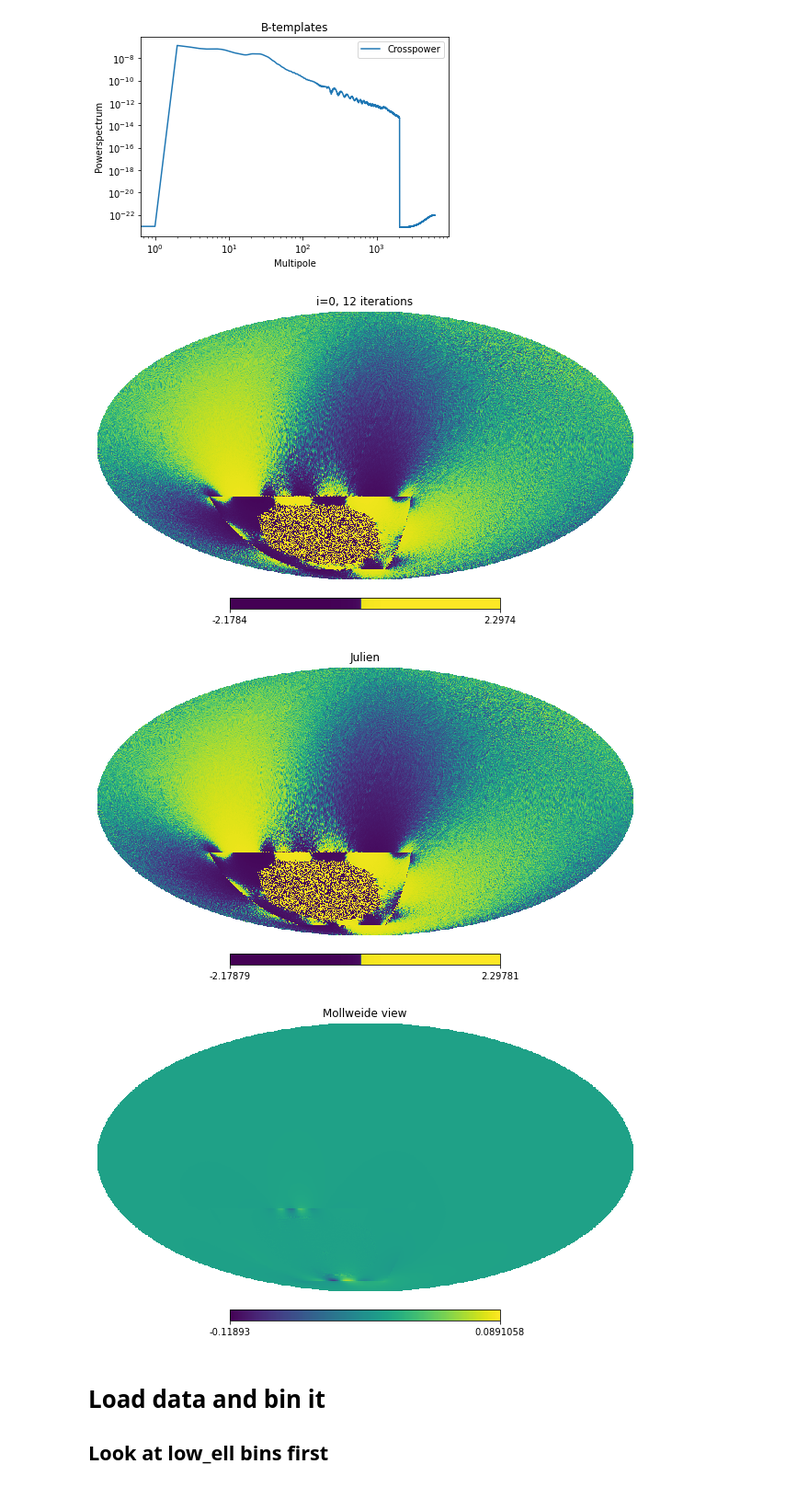
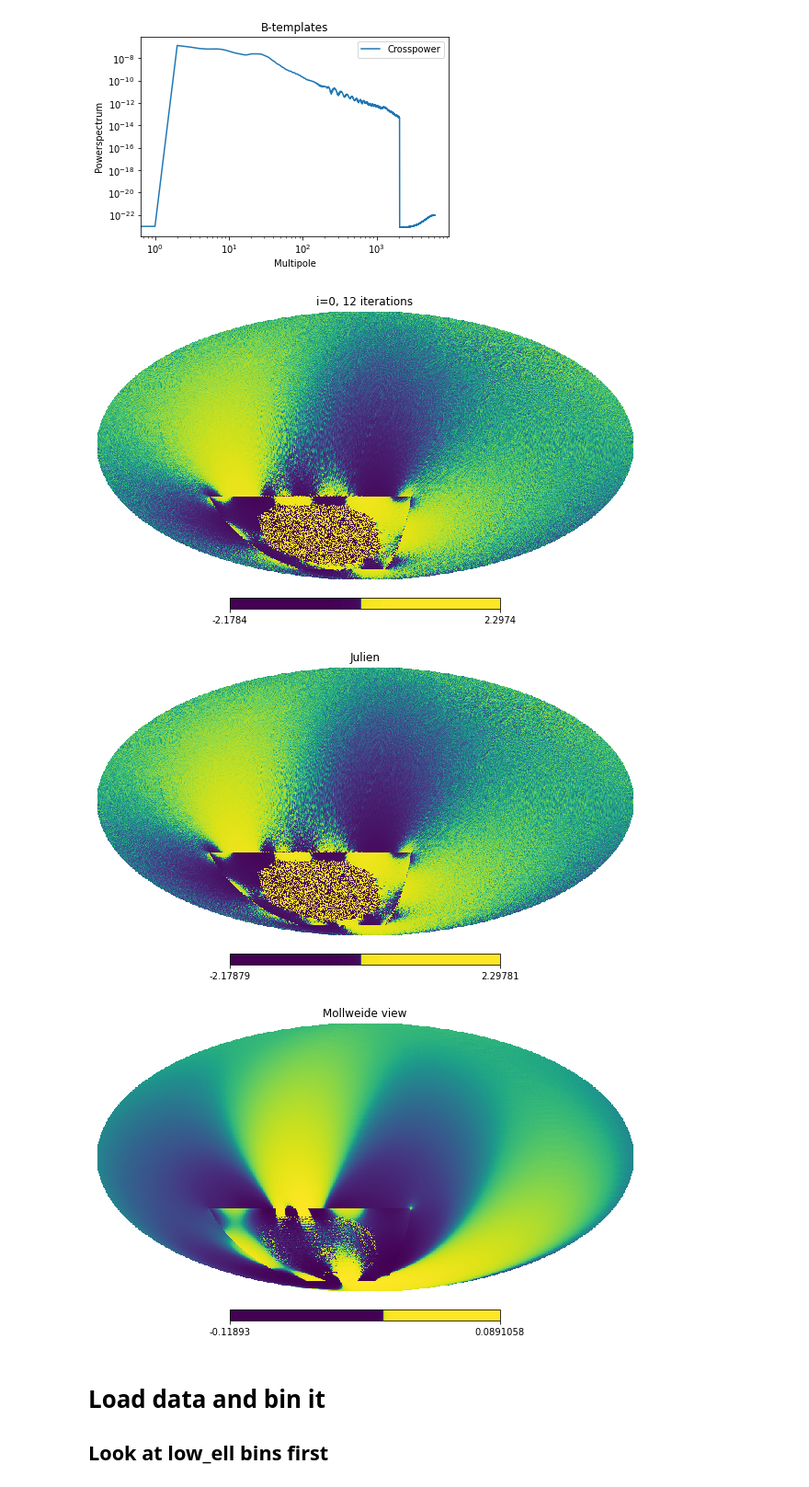
Before and after one commit to Sebastian-Belkner/component_separation, a Jupyter notebook: notebooks/increment.ipynb, the cells around one changed output. Shown at 92% size. Saved outputs shown, nothing was run; the diff lists cells and outputs as text; code cells hidden in the pictures.

```diff
--- a/notebooks/increment.ipynb
+++ b/notebooks/increment.ipynb
@@ -170,11 +169,11 @@ jml = hp.alm2map(jcmbs4, nside=1024)
 # %%
 hp.mollview(ml, norm='hist', title='i=0, 12 iterations')
 hp.mollview(jml, norm='hist', title='Julien')
-hp.mollview(jml-ml)
+hp.mollview(jml-ml, norm='hist')
 # %% [output]
 [figure]
 [figure]
-[figure, old version]
+[figure, new version]
 # %% [markdown]
 # Load data and bin it
 ## Look at **low_ell** bins first
```
Also changed, not shown: parts of 2 cells of this notebook, 10 other files.
